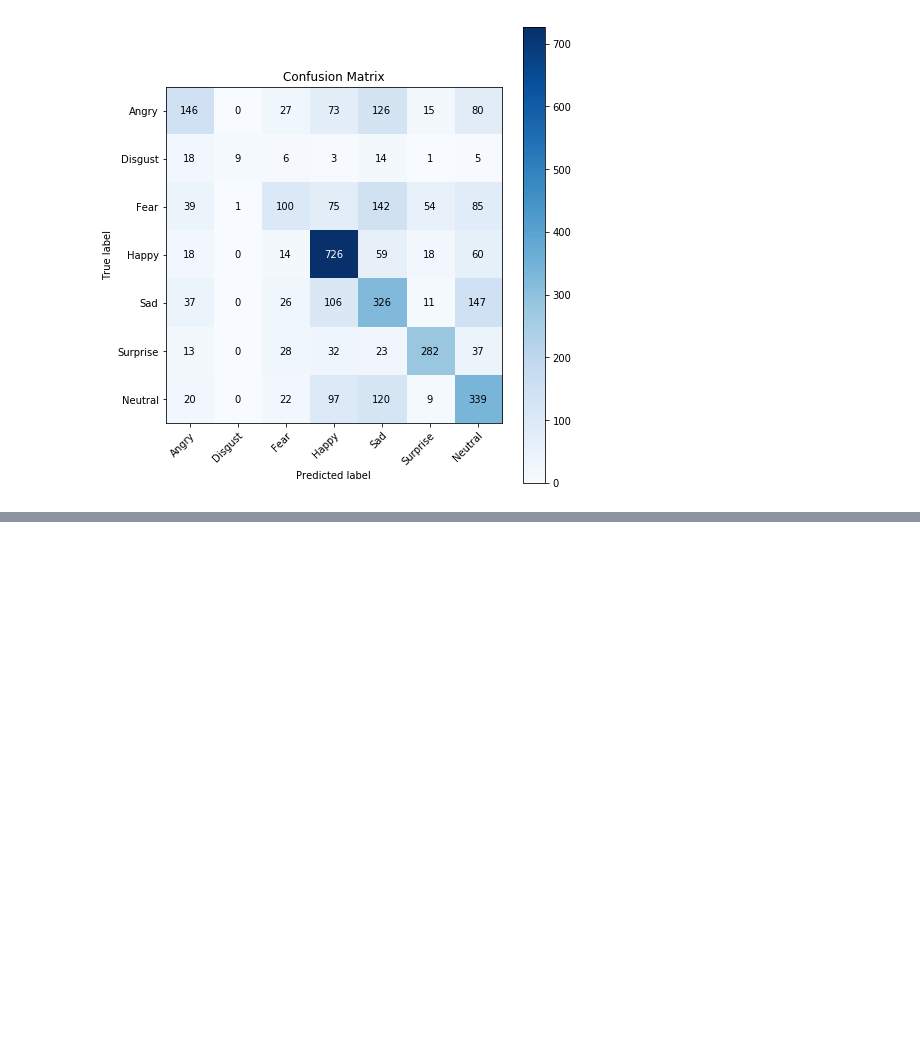
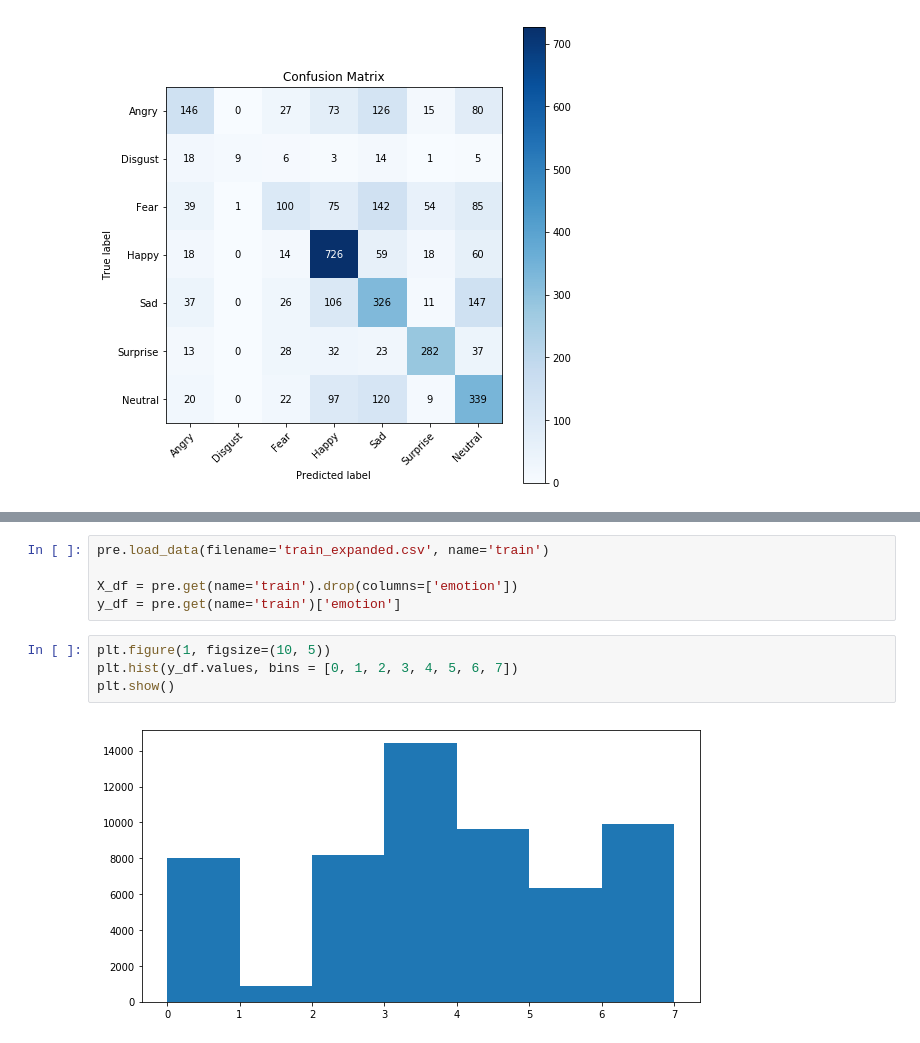
Before and after one commit to raroito87/facial_expression_recognition, a Jupyter notebook: Notebooks/Analyze Results. CNN double layer (10-15). Expanded data x2.ipynb, the cells around one changed output, grey strips where cells are left out. Cells and saved outputs as stored; diff of their text form; blank space fills up the shorter version.

```diff
--- a/Notebooks/Analyze Results. CNN double layer (10-15). Expanded data x2.ipynb
+++ b/Notebooks/Analyze Results. CNN double layer (10-15). Expanded data x2.ipynb
@@ -95,0 +125,11 @@ fig.tight_layout()
+# %%
+pre.load_data(filename='train_expanded.csv', name='train')
+
+X_df = pre.get(name='train').drop(columns=['emotion'])
+y_df = pre.get(name='train')['emotion']
+# %%
+plt.figure(1, figsize=(10, 5))
+plt.hist(y_df.values, bins = [0, 1, 2, 3, 4, 5, 6, 7])
+plt.show()
+# %% [output]
+[figure, added]
```
Also changed, not shown: parts of 2 cells of this notebook, 49 other files.
